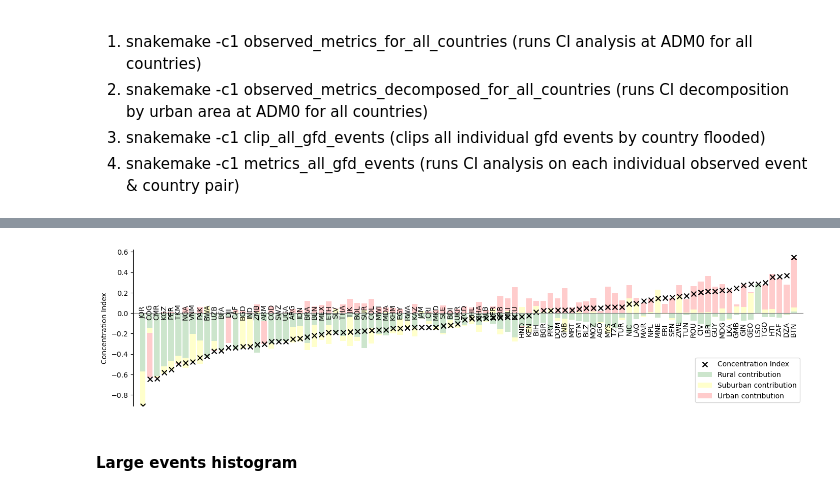
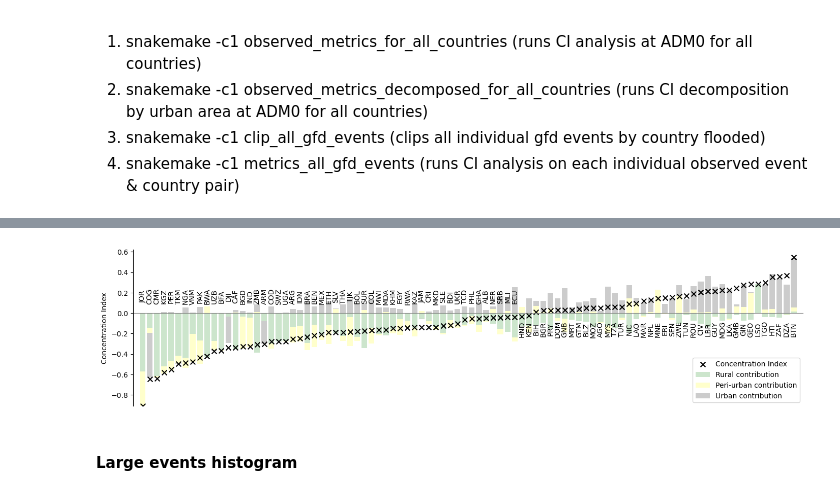
Before and after one commit to mvbnffc/flood-wealth, a Jupyter notebook: notebooks/1_observed_figures.ipynb, the cells around one changed output, grey strips where cells are left out. Saved outputs shown, nothing was run; the diff lists cells and outputs as text; code cells hidden in the pictures.

```diff
--- a/notebooks/1_observed_figures.ipynb
+++ b/notebooks/1_observed_figures.ipynb
@@ -95,6 +100,9 @@ countries = config.get("iso_codes", [])
 # %%
+# Load countries from config file
+with open(os.path.join("..", "config", "config.yaml"), "r") as file:
+    config = yaml.safe_load(file)
+countries = config.get("iso_codes", [])
 # Combine observed data and clean dataframe
-rwi_filter = 90 # want to filter out countries that have less than X% rwi coverage (default=90)
 combined_metrics = combine_national_observed_metrics(countries)
 combined_decomposed_metrics = combine_national_observed_decomposed_metrics(countries)
 # Filter countries
@@ -128,3 +136,12 @@ manual_codes = {
 }
 combined_metrics['ISO3'] = combined_metrics['ISO3'].fillna(combined_metrics['shapeName'].map(manual_codes))
 combined_decomposed_metrics['ISO3'] = combined_decomposed_metrics['ISO3'].fillna(combined_decomposed_metrics['shapeName'].map(manual_codes))
+# Add Boolean uncertain column - for countries with low observed flooding
+combined_metrics['uncertain'] = (
+    (combined_metrics['Total Flood Risk'] < exposure_threshold) &
+    (combined_metrics['Perc_Exposure'] < perc_threshold)
+)
+combined_decomposed_metrics['uncertain'] = (
+    (combined_decomposed_metrics['Total Flood Risk'] < exposure_threshold) &
+    (combined_decomposed_metrics['Perc_Exposure'] < perc_threshold)
+)
@@ -247,21 +247,14 @@ plt.show()
 # %%
-# Prepare data
-exposure_threshold = 0
-perc_threshold = 0
 # Going to make a dataframe with valid data
-valid_CI = combined_decomposed_metrics[
-    (combined_decomposed_metrics['Total Flood Risk'] > exposure_threshold) |
-    (combined_decomposed_metrics['Perc_Exposure'] > perc_threshold)
-]
-valid_CI = valid_CI.copy() # avoids Python warning
+bar_CI = combined_decomposed_metrics.copy() # avoid python warning
 # Calculate rural, suburban,  and urban contributions
 groups = {
     'rural': ['DUC11 Contribution', 'DUC12 Contribution', 'DUC13 Contribution'],
-    'suburban' :['DUC21 Contribution', 'DUC22 Contribution', 'DUC23 Contribution'],
+    'peri-urban' :['DUC21 Contribution', 'DUC22 Contribution', 'DUC23 Contribution'],
     'urban': ['DUC30 Contribution']
 }
 for newcol, cols in groups.items():
-    valid_CI[newcol] = valid_CI[cols].sum(axis=1)
+    bar_CI[newcol] = bar_CI[cols].sum(axis=1)
 # Columns to keep
-cols_keep = ['shapeName', 'ISO3', 'Total Flood Risk', 'CI', 'rural', 'suburban', 'urban']
-valid_CI = valid_CI[cols_keep]
+cols_keep = ['shapeName', 'ISO3', 'Total Flood Risk', 'CI', 'rural', 'peri-urban', 'urban']
+bar_CI = bar_CI[cols_keep]
@@ -284,15 +261,15 @@ plt_cont[:85]
 # %%
 # Plot the figure
 rural_color = 'green'
-suburban_color = 'yellow'
-urban_color = 'red'
+periurban_color = 'yellow'
+urban_color = 'black'
 bar_transparency = 0.2
-plt_cont = valid_CI.copy() # make copy of dataframe
+plt_cont = bar_CI.copy() # make copy of dataframe
 plt_cont = plt_cont.sort_values('CI').reset_index(drop=True) # sort by CI
 x = np.arange(len(plt_cont)) # x positions
-classes = ['rural', 'suburban', 'urban'] # what are the urban classes
-colors = {'rural': rural_color, 'suburban': suburban_color, 'urban': urban_color}
-labels = {'rural': 'Rural Contribution', 'suburban': 'Suburban Contribution', 'urban': 'Urban Contribution'}
+classes = ['rural', 'peri-urban', 'urban'] # what are the urban classes
+colors = {'rural': rural_color, 'peri-urban': periurban_color, 'urban': urban_color}
+labels = {'rural': 'Rural Contribution', 'peri-urban': 'Peri-Urban Contribution', 'urban': 'Urban Contribution'}
 
 fig, ax = plt.subplots(figsize=(17, 4))
 
@@ -352,32 +329,32 @@ ax.set_xticklabels([''] * len(x))
 # break-point country (for moving labels from above to below y=0 axis)
 break_idx = plt_cont.index[plt_cont['ISO3'] == 'ECU'][0]
 # make  y in axis-fraction coordinates
 trans = ax.get_xaxis_transform()
 for i, name in enumerate(plt_cont['ISO3']):
     if i <= break_idx:
-        y = 0.6
+        y = 0.7
     else:
         y = 0.49
     ax.text(i,                          # x‐position
             y,                          # y‐position at the zero line
             name,                       # the label
             rotation=90,
             ha='center',
             va='center',                # or 'center' if you prefer
             fontsize=10,
             transform=trans)
 ax.set_xticklabels(plt_cont['shapeName'], rotation=90, fontsize=6)
 ax.set_xlabel('Country')
 ax.spines['bottom'].set_visible(False)
 ax.spines['top'].set_visible(False)
 ax.spines['right'].set_visible(False)
 ax.margins(x=0.01)
 # ax2.spines['bottom'].set_visible(False)
 # ax2.spines['top'].set_visible(False)
 ax.set_ylabel('Concentration Index', fontsize=10)
 ax.legend(loc='lower right', fontsize=10)
 
 plt.tight_layout
 plt.show()
 # %% [output]
-[figure, old version]
+[figure, new version]
```
Also changed, not shown: parts of 15 cells of this notebook.
